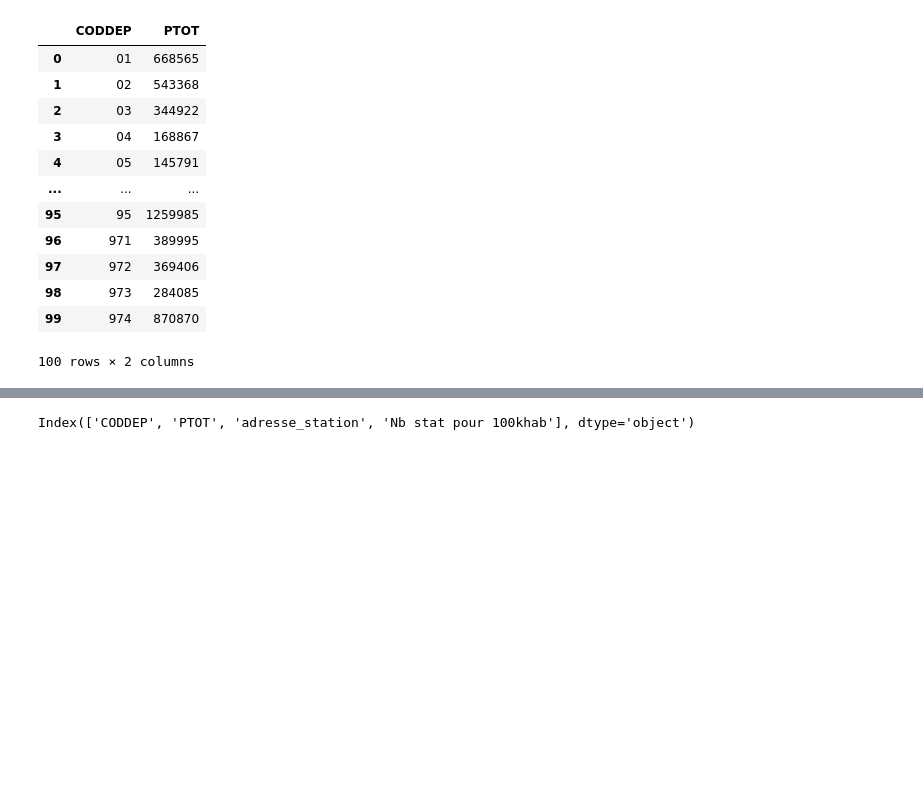
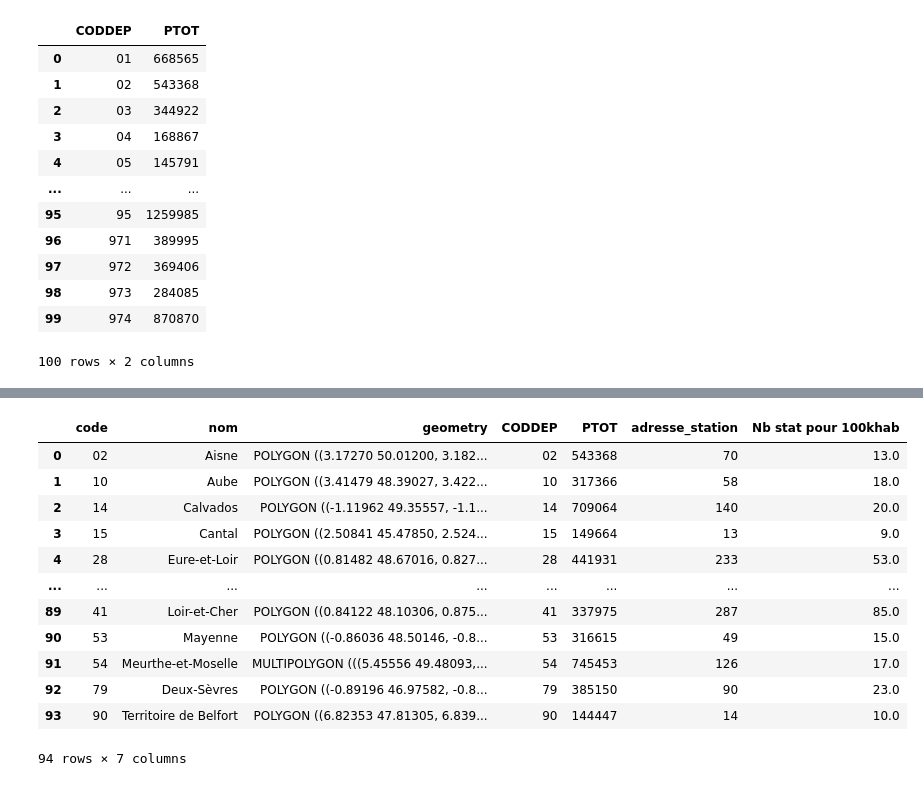
Before and after one commit to JulienRapacki/PersonnalProjects, a Jupyter notebook: Bornes elec v2.ipynb, the cells around one changed output, grey strips where cells are left out. Cells and saved outputs as stored; diff of their text form; code cells hidden in the pictures; blank space fills up the shorter version.

```diff
--- a/Bornes elec v2.ipynb
+++ b/Bornes elec v2.ipynb
@@ -42,6 +42,8 @@ else:
     print("Échec du téléchargement. Code de statut :", response.status_code)
 # %% [output]
 Téléchargement réussi.
+# %%
+data_dpt=gpd.read_file('Src_depart_gouv.geojson')
 # %%
 df = pd.read_csv('Src_bornes_gouv.csv')
 
@@ -110,6 +128,19 @@ df_region
 | 93 | 95 | 1259985 | 189 | 15.0 |
 94 rows × 4 columns
 # %%
-df_region.columns
+data_dpt=pd.merge(data_dpt,df_region,left_on='code',right_on='CODDEP',suffixes=False)
+data_dpt
 # %% [output]
+|  | code | nom | geometry | CODDEP | PTOT | adresse_station | Nb stat pour 100khab |
+| 0 | 02 | Aisne | POLYGON ((3.17270 50.01200, 3.182... | 02 | 543368 | 70 | 13.0 |
+| 1 | 10 | Aube | POLYGON ((3.41479 48.39027, 3.422... | 10 | 317366 | 58 | 18.0 |
+| 2 | 14 | Calvados | POLYGON ((-1.11962 49.35557, -1.1... | 14 | 709064 | 140 | 20.0 |
+| 3 | 15 | Cantal | POLYGON ((2.50841 45.47850, 2.524... | 15 | 149664 | 13 | 9.0 |
+| 4 | 28 | Eure-et-Loir | POLYGON ((0.81482 48.67016, 0.827... | 28 | 441931 | 233 | 53.0 |
+| ... | ... | ... | ... | ... | ... | ... | ... |
+| 89 | 41 | Loir-et-Cher | POLYGON ((0.84122 48.10306, 0.875... | 41 | 337975 | 287 | 85.0 |
+| 90 | 53 | Mayenne | POLYGON ((-0.86036 48.50146, -0.8... | 53 | 316615 | 49 | 15.0 |
+| 91 | 54 | Meurthe-et-Moselle | MULTIPOLYGON (((5.45556 49.48093,... | 54 | 745453 | 126 | 17.0 |
+| 92 | 79 | Deux-Sèvres | POLYGON ((-0.89196 46.97582, -0.8... | 79 | 385150 | 90 | 23.0 |
+| 93 | 90 | Territoire de Belfort | POLYGON ((6.82353 47.81305, 6.839... | 90 | 144447 | 14 | 10.0 |
-Index(['CODDEP', 'PTOT', 'adresse_station', 'Nb stat pour 100khab'], dtype='object')
+94 rows × 7 columns
```
Also changed, not shown: parts of 17 cells of this notebook, 1 other file.
